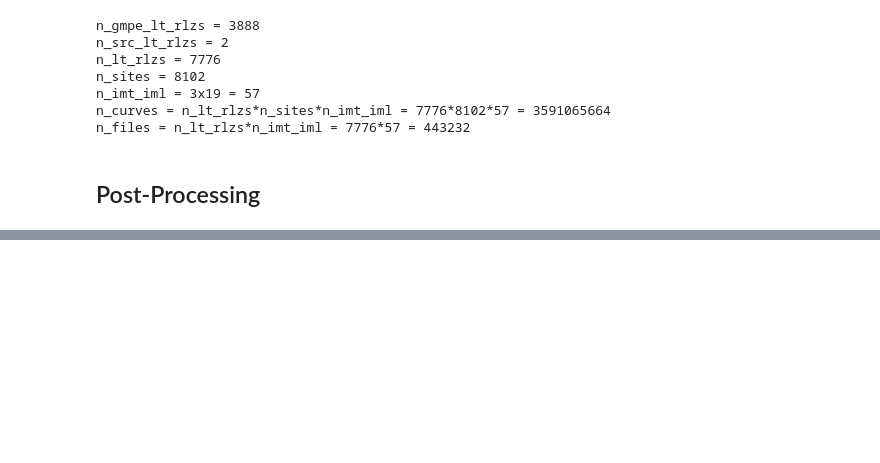
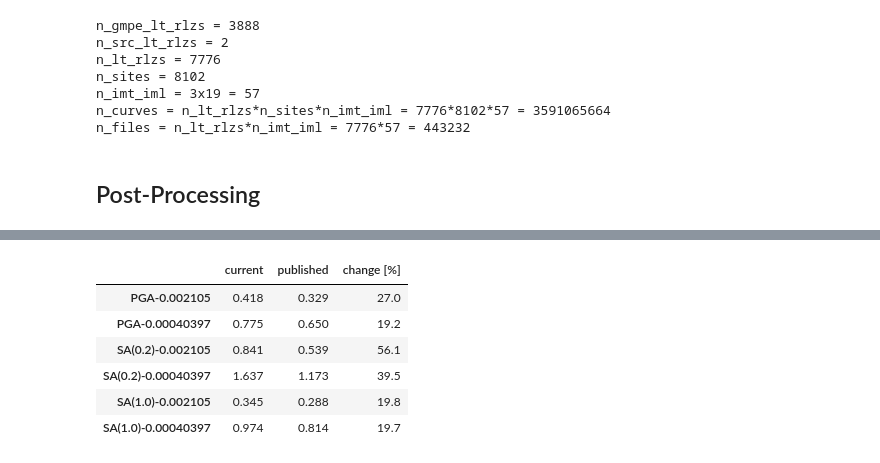
Before and after one commit to nackerley/indian-subcontinent-psha, a Jupyter notebook: Results/Mapping.ipynb, the cells around one changed output, grey strips where cells are left out. Cells and saved outputs as stored; diff of their text form; code cells hidden in the pictures; blank space fills up the shorter version.

```diff
--- a/Results/Mapping.ipynb
+++ b/Results/Mapping.ipynb
@@ -433,0 +303,3 @@ Saving: map_ratio.pdf
+# %%
+city = df_cities.loc['Srinagar']
+city
@@ -433,0 +316,21 @@ Saving: map_ratio.pdf
+# %%
+def get_near(df, city):
+    delta_x = np.abs(df.index.get_level_values('lon') - city['Longitude (°E)'])
+    delta_y = np.abs(df.index.get_level_values('lat') - city['Latitude (°N)'])
+    index = np.where((delta_x == delta_x.min()) & (delta_y == delta_y.min()))[0][0]
+    return df.iloc[index]
+# %%
+df_comparison = pd.concat((get_near(df_calc, city).round(3),
+                           get_near(df_pub, city).round(3),
+                           (100*(get_near(df_ratio, city) - 1)).round(1)), axis=1).T
+df_comparison.index = ['current', 'published', 'change [%]']
+df_comparison.reindex(sorted(df_comparison.columns), axis=1)
+df_comparison.T
+# %% [output]
+|  | current | published | change [%] |
+| PGA-0.002105 | 0.418 | 0.329 | 27.0 |
+| PGA-0.00040397 | 0.775 | 0.650 | 19.2 |
+| SA(0.2)-0.002105 | 0.841 | 0.539 | 56.1 |
+| SA(0.2)-0.00040397 | 1.637 | 1.173 | 39.5 |
+| SA(1.0)-0.002105 | 0.345 | 0.288 | 19.8 |
+| SA(1.0)-0.00040397 | 0.974 | 0.814 | 19.7 |
```
Also changed, not shown: parts of 16 cells of this notebook, 32 other files.
